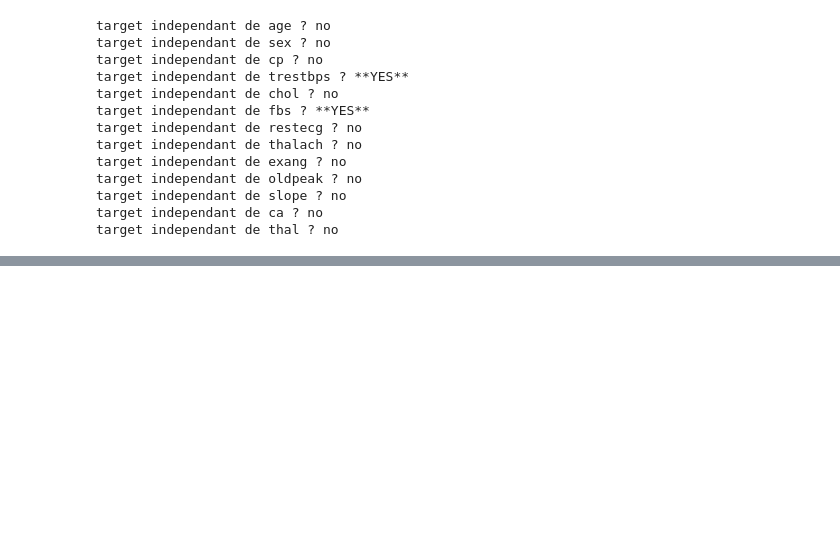
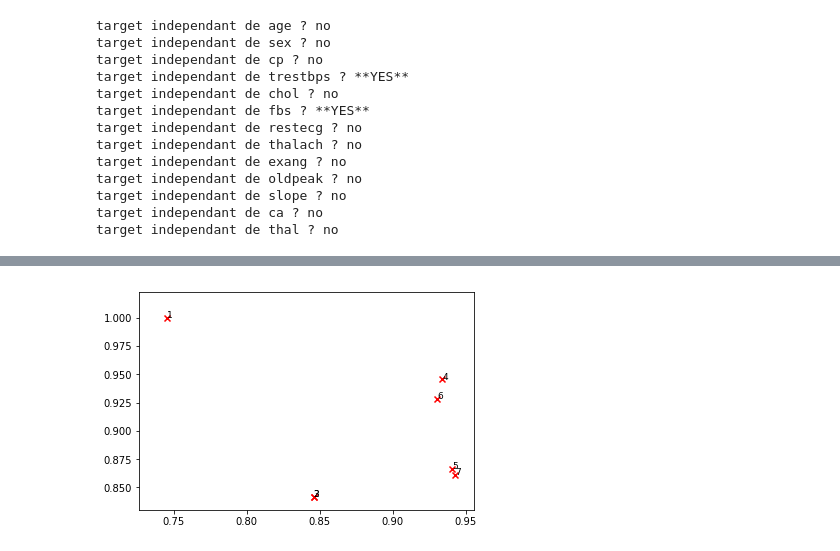
Before and after one commit to ohouens/3i005, a Jupyter notebook: projet_2/projet2-3i005-2019fev.ipynb, the cells around one changed output, grey strips where cells are left out. Drawn from its saved outputs; the diff is of its cells as text; code cells hidden in the pictures; blank space fills up the shorter version.

```diff
--- a/projet_2/projet2-3i005-2019fev.ipynb
+++ b/projet_2/projet2-3i005-2019fev.ipynb
@@ -419,0 +517,11 @@ Proposer un classifieur `ReducedMAPNaiveBayesClassifier` qui fait une classifica
+# %%
+projet.mapClassifiers({"1":projet.APrioriClassifier(),
+                "2":projet.ML2DClassifier(train,"exang"),
+                "3":projet.MAP2DClassifier(train,"exang"),
+                "4":projet.MAPNaiveBayesClassifier(train),
+                "5":projet.MLNaiveBayesClassifier(train),
+                "6":projet.ReducedMAPNaiveBayesClassifier(train,0.01),
+                "7":projet.ReducedMLNaiveBayesClassifier(train,0.01),
+               },train)
+# %% [output]
+[figure, added]
```
Also changed, not shown: parts of 34 cells of this notebook.
